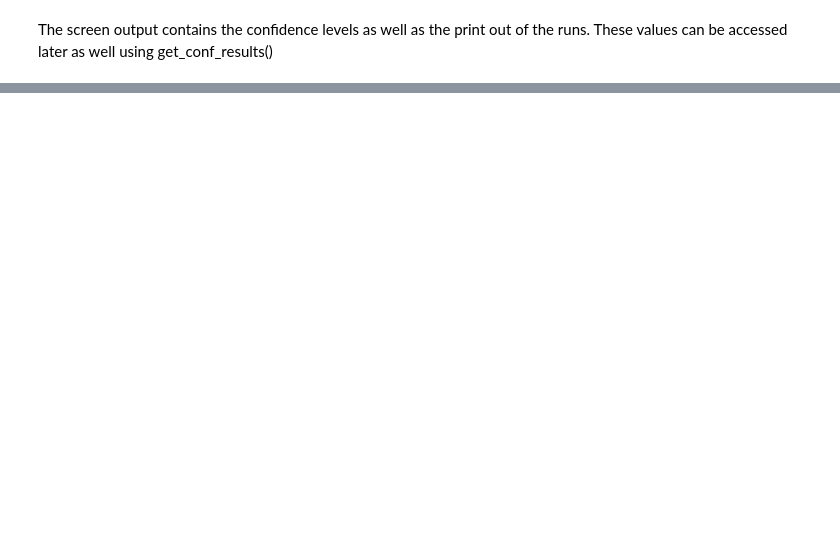
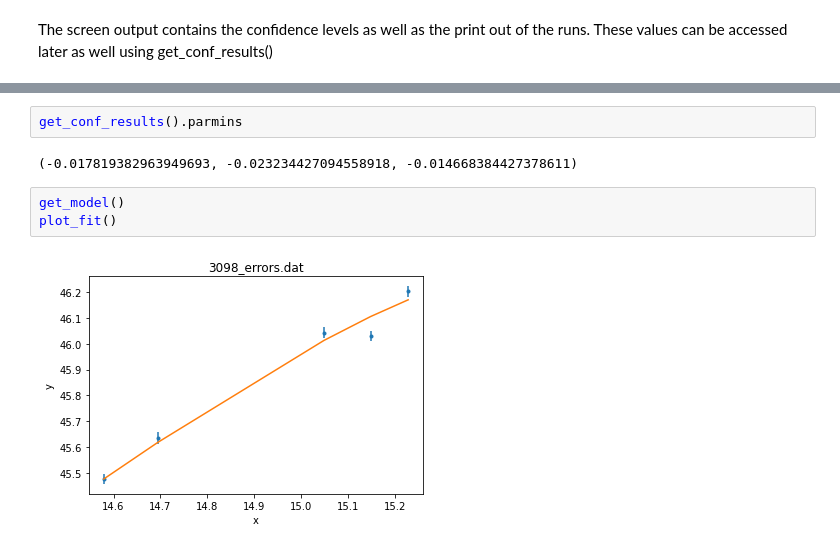
Before and after one commit to anetasie/SherpaNotebooks, a Jupyter notebook: Templates.ipynb, the cells around one changed output, grey strips where cells are left out. Saved outputs shown, nothing was run; the diff lists cells and outputs as text; blank space fills up the shorter version.

```diff
--- a/Templates.ipynb
+++ b/Templates.ipynb
@@ -136,3 +118,12 @@ template.tbl
+# %%
+get_conf_results().parmins
+# %% [output]
+(-0.017819382963949693, -0.023234427094558918, -0.014668384427378611)
+# %%
+get_model()
+plot_fit()
+# %% [output]
+[figure, added]
 # %%
 ignore()
 notice(14.5,15.4)
```
Also changed, not shown: parts of 11 cells of this notebook.
